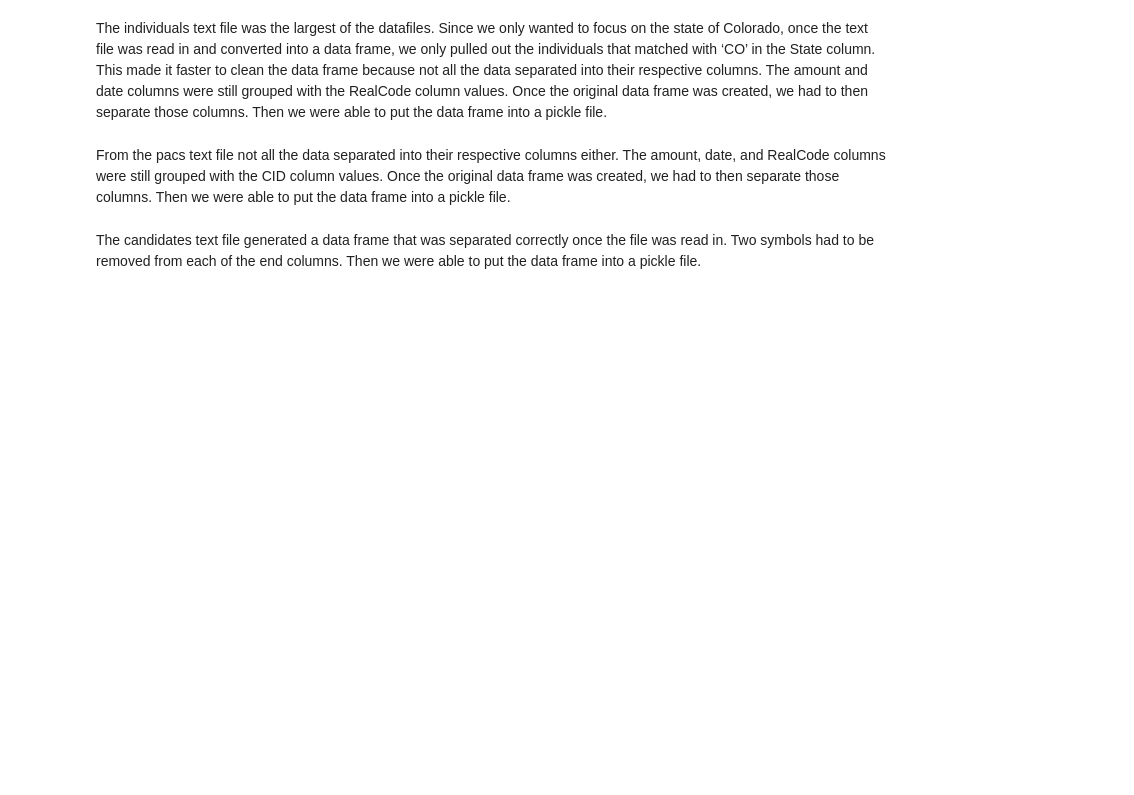
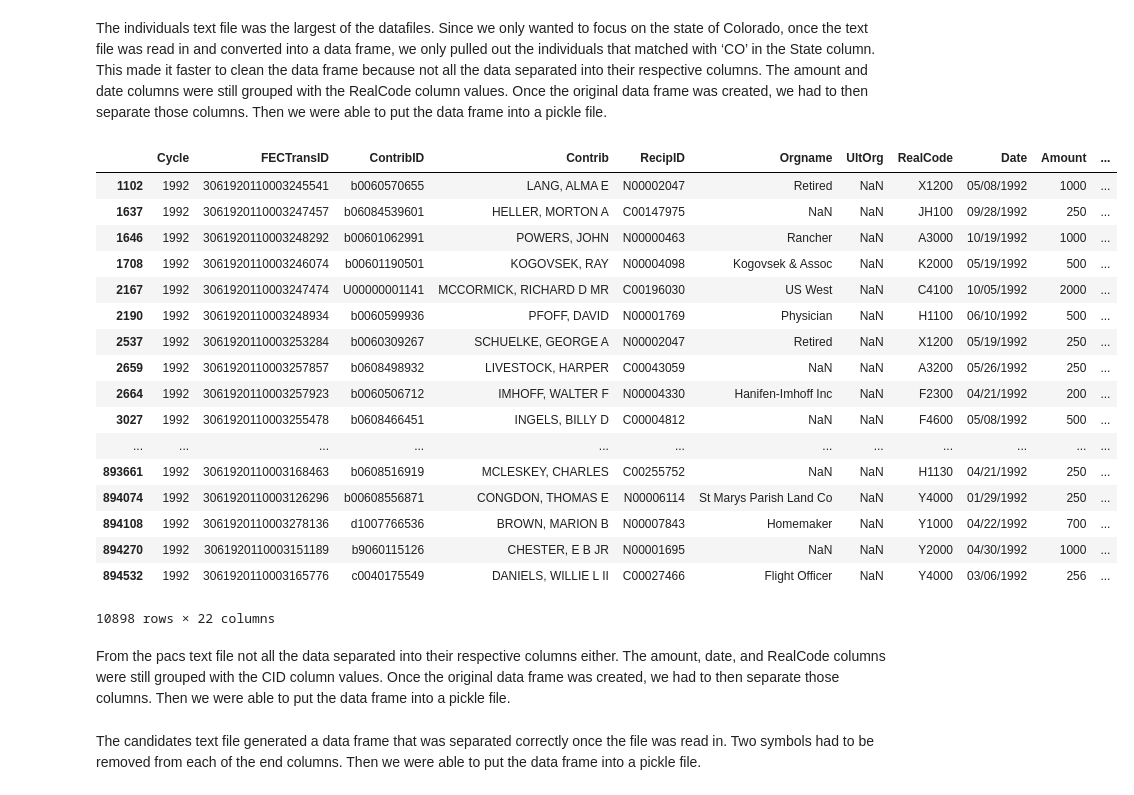
Before and after one commit to dslachar/analysis_of_crp_data, a Jupyter notebook: Colorado's_Political_Landscape2.ipynb, the cells around one changed output. Cells and saved outputs as stored; diff of their text form; code cells hidden in the pictures; blank space fills up the shorter version.

```diff
--- a/Colorado's_Political_Landscape2.ipynb
+++ b/Colorado's_Political_Landscape2.ipynb
@@ -38,8 +43,27 @@ We were able to download each year’s datasets from the website; however, the d
 The individuals text file was the largest of the datafiles. Since we only wanted to focus on the state of Colorado, once the text file was read in and converted into a data frame, we only pulled out the individuals that matched with ‘CO’ in the State column. This made it faster to clean the data frame because not all the data separated into their respective columns. The amount and date columns were still grouped with the RealCode column values. Once the original data frame was created, we had to then separate those columns. Then we were able to put the data frame into a pickle file.
 # %%
 # Example of the dataframe of the cleaned individuals 1992 file
-df = pd.read_pickle('analysis_of_crp_data/data/CampaignFin92/indivs92.pkl')
+df = pd.read_pickle('data/CampaignFin92/indivs92.pkl')
 df
+# %% [output]
+|  | Cycle | FECTransID | ContribID | Contrib | RecipID | Orgname | UltOrg | RealCode | Date | Amount | ... |
+| 1102 | 1992 | 3061920110003245541 | b0060570655 | LANG, ALMA E | N00002047 | Retired | NaN | X1200 | 05/08/1992 | 1000 | ... |
+| 1637 | 1992 | 3061920110003247457 | b06084539601 | HELLER, MORTON A | C00147975 | NaN | NaN | JH100 | 09/28/1992 | 250 | ... |
+| 1646 | 1992 | 3061920110003248292 | b00601062991 | POWERS, JOHN | N00000463 | Rancher | NaN | A3000 | 10/19/1992 | 1000 | ... |
+| 1708 | 1992 | 3061920110003246074 | b00601190501 | KOGOVSEK, RAY | N00004098 | Kogovsek & Assoc | NaN | K2000 | 05/19/1992 | 500 | ... |
+| 2167 | 1992 | 3061920110003247474 | U00000001141 | MCCORMICK, RICHARD D MR | C00196030 | US West | NaN | C4100 | 10/05/1992 | 2000 | ... |
+| 2190 | 1992 | 3061920110003248934 | b0060599936 | PFOFF, DAVID | N00001769 | Physician | NaN | H1100 | 06/10/1992 | 500 | ... |
+| 2537 | 1992 | 3061920110003253284 | b0060309267 | SCHUELKE, GEORGE A | N00002047 | Retired | NaN | X1200 | 05/19/1992 | 250 | ... |
+| 2659 | 1992 | 3061920110003257857 | b0608498932 | LIVESTOCK, HARPER | C00043059 | NaN | NaN | A3200 | 05/26/1992 | 250 | ... |
+| 2664 | 1992 | 3061920110003257923 | b0060506712 | IMHOFF, WALTER F | N00004330 | Hanifen-Imhoff Inc | NaN | F2300 | 04/21/1992 | 200 | ... |
+| 3027 | 1992 | 3061920110003255478 | b0608466451 | INGELS, BILLY D | C00004812 | NaN | NaN | F4600 | 05/08/1992 | 500 | ... |
+| ... | ... | ... | ... | ... | ... | ... | ... | ... | ... | ... | ... |
+| 893661 | 1992 | 3061920110003168463 | b0608516919 | MCLESKEY, CHARLES | C00255752 | NaN | NaN | H1130 | 04/21/1992 | 250 | ... |
+| 894074 | 1992 | 3061920110003126296 | b00608556871 | CONGDON, THOMAS E | N00006114 | St Marys Parish Land Co | NaN | Y4000 | 01/29/1992 | 250 | ... |
+| 894108 | 1992 | 3061920110003278136 | d1007766536 | BROWN, MARION B | N00007843 | Homemaker | NaN | Y1000 | 04/22/1992 | 700 | ... |
+| 894270 | 1992 | 3061920110003151189 | b9060115126 | CHESTER, E B JR | N00001695 | NaN | NaN | Y2000 | 04/30/1992 | 1000 | ... |
+| 894532 | 1992 | 3061920110003165776 | c0040175549 | DANIELS, WILLIE L II | C00027466 | Flight Officer | NaN | Y4000 | 03/06/1992 | 256 | ... |
+10898 rows × 22 columns
 # %% [markdown]
 From the pacs text file not all the data separated into their respective columns either. The amount, date, and RealCode columns were still grouped with the CID column values. Once the original data frame was created, we had to then separate those columns. Then we were able to put the data frame into a pickle file.
 # %% [markdown]
```
Also changed, not shown: parts of 27 cells of this notebook.
